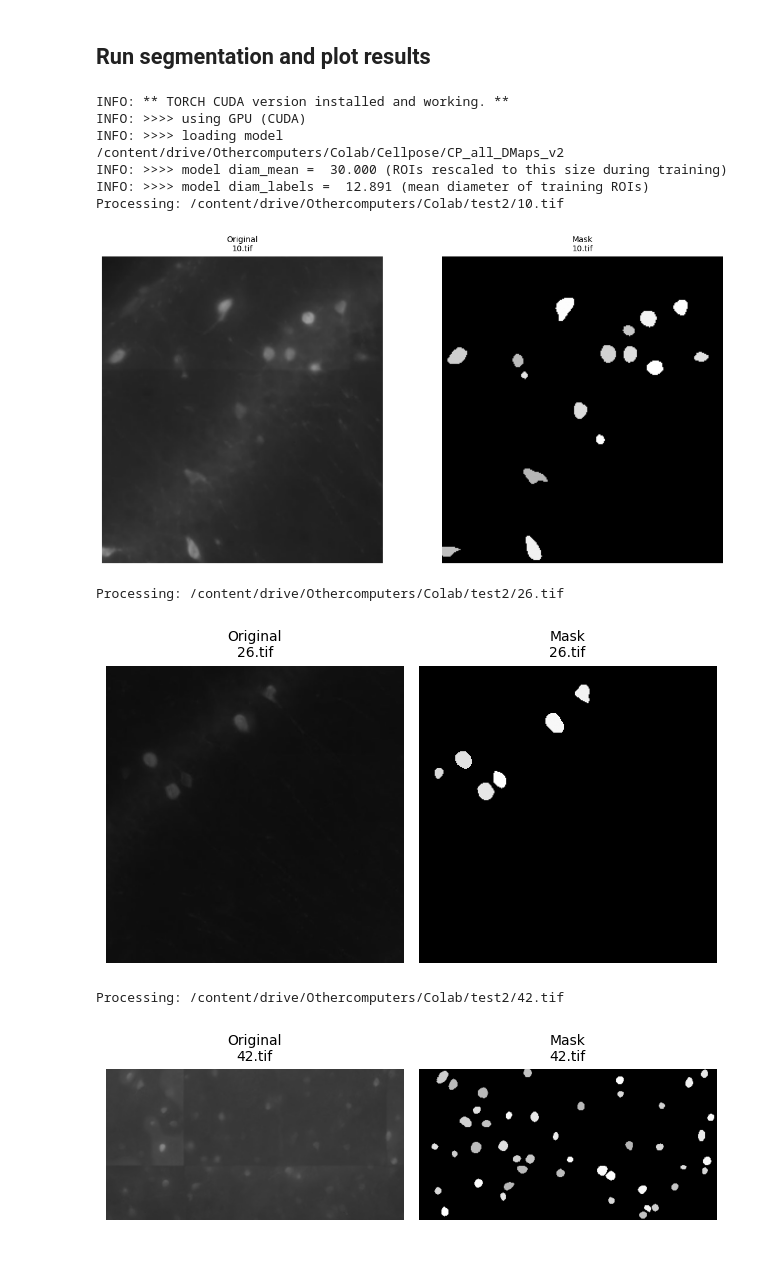
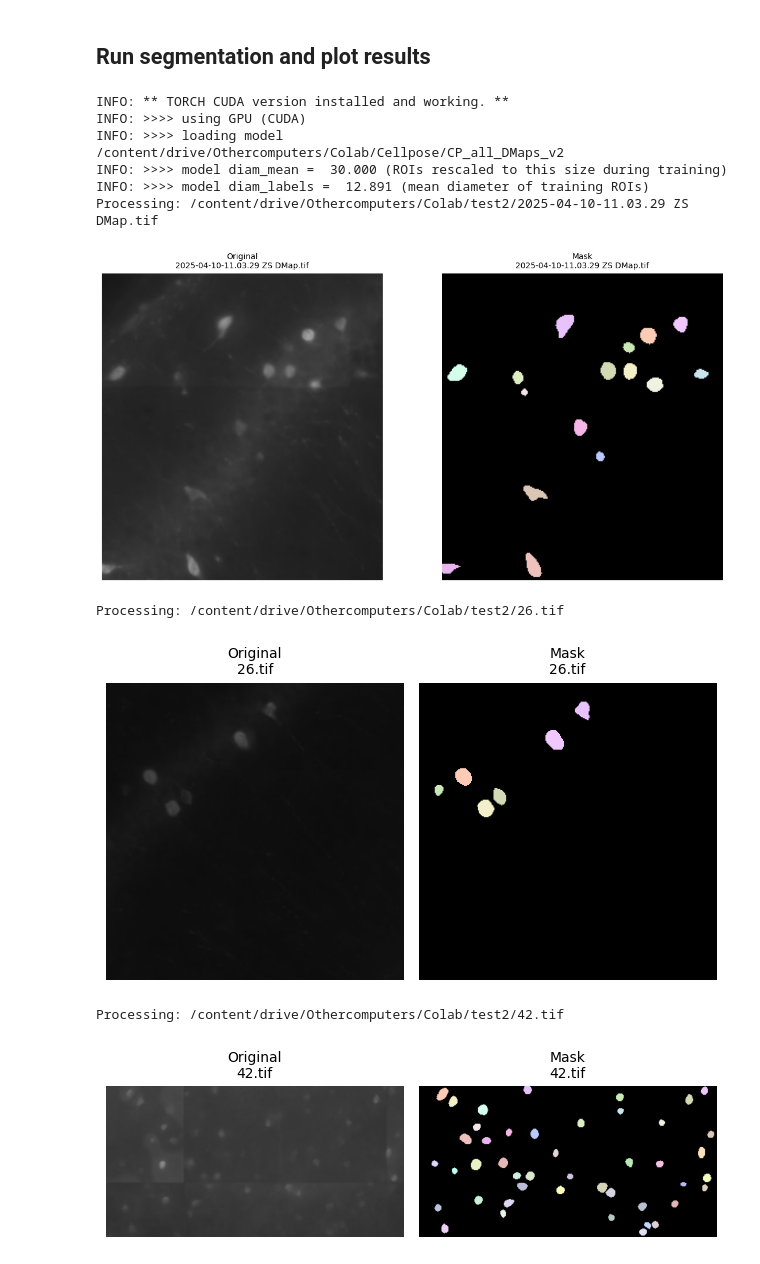
Before and after one commit to jdraffin/cellpose, a Jupyter notebook: notebooks/run_cellpose3.ipynb, the cells around one changed output. Saved outputs shown, nothing was run; the diff lists cells and outputs as text; code cells hidden in the pictures.

```diff
--- a/notebooks/run_cellpose3.ipynb
+++ b/notebooks/run_cellpose3.ipynb
@@ -119,86 +119,82 @@ plt.show()
 import os
 import glob
 import gc
+import numpy as np
 import matplotlib.pyplot as plt
 from cellpose import models, io
 from cellpose.io import imread
 
-# Define image directory and model path
+# --- CONFIG ---
 image_dir = "/content/drive/Othercomputers/Colab/test2"
 model_path = "/content/drive/Othercomputers/Colab/Cellpose/CP_all_DMaps_v2"
 
-# Find all .tif and .tiff files
+# --- FILES & MODEL ---
 files_list = sorted(glob.glob(os.path.join(image_dir, '*.tif')) +
                     glob.glob(os.path.join(image_dir, '*.tiff')))
-channels = [[0, 0]] * len(files_list)  # Grayscale
-
-# Load the Cellpose model
+channels = [[0, 0]] * len(files_list)
 model = models.CellposeModel(pretrained_model=model_path, gpu=True)
 
-# Function to randomly brighten mask regions (like Cellpose GUI)
-def brighten_masks(masks):
-    unique_labels = np.unique(masks)
-    bright_mask = np.zeros_like(masks, dtype=np.uint8)
-    for label in unique_labels:
-        if label == 0:
-            continue  # background
-        bright_val = np.random.randint(180, 256)
-        bright_mask[masks == label] = bright_val
-    return bright_mask
+# --- Colored RGB mask generator ---
+def color_mask_rgb(mask):
+    h, w = mask.shape
+    rgb = np.zeros((h, w, 3), dtype=np.uint8)
+    np.random.seed(42)  # Consistent colors per run
+    for lbl in np.unique(mask):
+        if lbl == 0:
+            continue
+        color = np.random.randint(180, 256, size=3)  # light color
+        rgb[mask == lbl] = color
+    return rgb
 
-# Setup plot
+# --- Plotting setup ---
 plt.figure(figsize=(12, 6))
 
-# Process each image
+# --- Main loop ---
 for chan, filename in zip(channels, files_list):
     try:
         print(f"Processing: {filename}")
-
-        # Load image
         img = imread(filename)
-
-        # Run Cellpose
         masks, flows, styles = model.eval(img, diameter=None, channels=chan)
 
-        # Save outputs (Cellpose will handle suffixes correctly)
+        # Save outputs
         io.masks_flows_to_seg(img, masks, flows, filename, channels=chan, diams=None)
         io.save_rois(masks, os.path.join(image_dir, os.path.basename(filename) + "_rois"))
 
-        # Visualization
-        bright_mask = brighten_masks(masks)
+        # Create colored RGB mask (without black border)
+        mask_rgb = color_mask_rgb(masks)
 
+        # Plot
         plt.clf()
         plt.subplot(1, 2, 1)
         plt.imshow(img.squeeze(), cmap="gray")
         plt.title(f"Original\n{os.path.basename(filename)}", fontsize=10)
         plt.axis('off')
 
         plt.subplot(1, 2, 2)
-        plt.imshow(bright_mask, cmap="gray")
+        plt.imshow(mask_rgb)
         plt.title(f"Mask\n{os.path.basename(filename)}", fontsize=10)
         plt.axis('off')
 
         plt.tight_layout()
         plt.draw()
         plt.pause(1)
 
-        # Cleanup
-        del img, masks, flows, styles, bright_mask
+        del img, masks, flows, styles, mask_rgb
         gc.collect()
 
     except Exception as e:
         print(f"Error processing {filename}: {e}")
 
 plt.show()
 # %% [output]
 INFO: ** TORCH CUDA version installed and working. **
 INFO: >>>> using GPU (CUDA)
 INFO: >>>> loading model /content/drive/Othercomputers/Colab/Cellpose/CP_all_DMaps_v2
 INFO: >>>> model diam_mean =  30.000 (ROIs rescaled to this size during training)
 INFO: >>>> model diam_labels =  12.891 (mean diameter of training ROIs)
-Processing: /content/drive/Othercomputers/Colab/test2/10.tif
+Processing: /content/drive/Othercomputers/Colab/test2/2025-04-10-11.03.29 ZS DMap.tif
-[figure, old version]
+[figure, new version]
 Processing: /content/drive/Othercomputers/Colab/test2/26.tif
-[figure, old version]
+[figure, new version]
 Processing: /content/drive/Othercomputers/Colab/test2/42.tif
-[figure, old version]
+[figure, new version]
```
Also changed, not shown: parts of 1 cell of this notebook.
